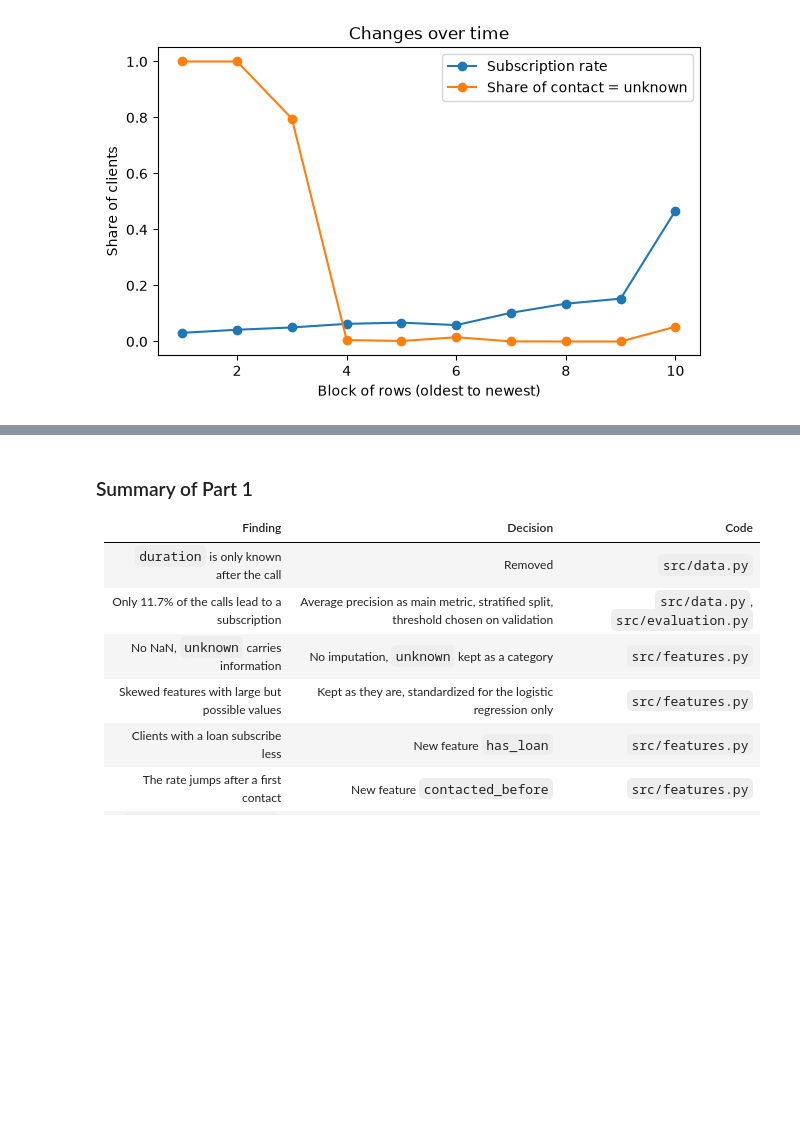
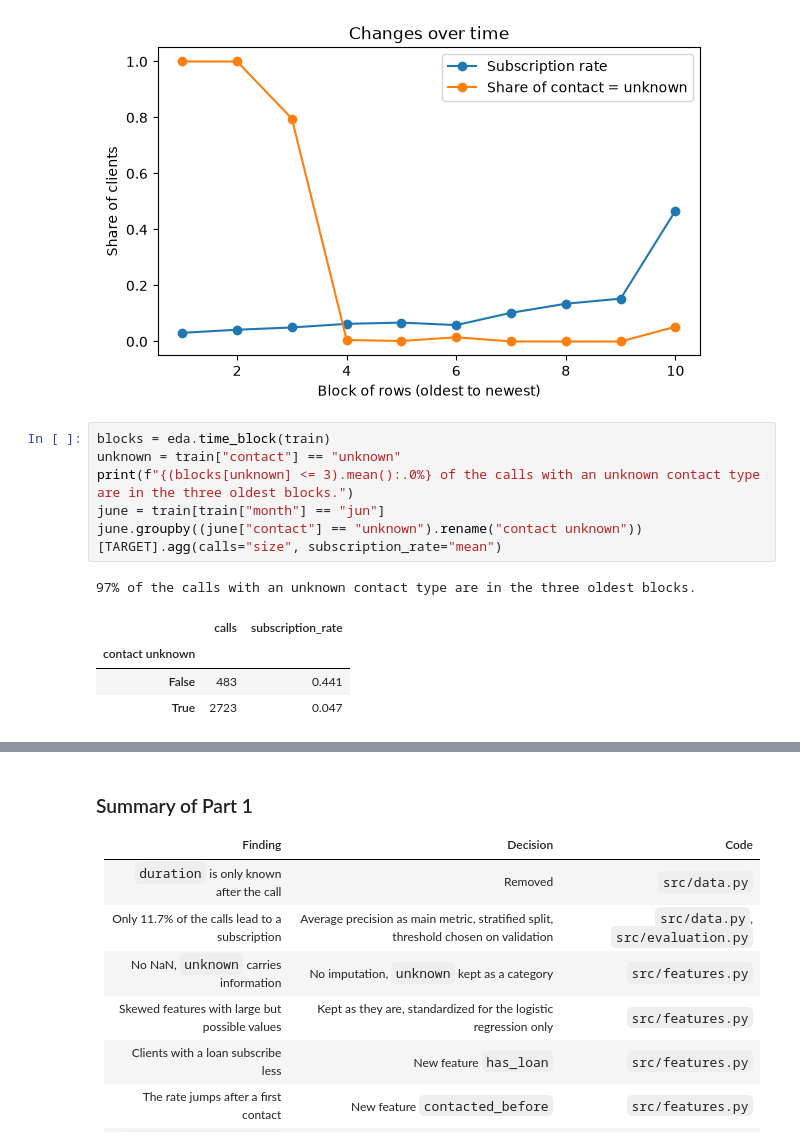
Before and after one commit to othmanedq/applied-ml, a Jupyter notebook: notebooks/design_choices.ipynb, the cells around one changed output, grey strips where cells are left out. Drawn from its saved outputs; the diff is of its cells as text; blank space fills up the shorter version.

```diff
--- a/notebooks/design_choices.ipynb
+++ b/notebooks/design_choices.ipynb
@@ -237,3 +237,15 @@ drift
 | 8 | 9 | 2712 | 0.153 | 0.000e+00 |
 | 9 | 10 | 2712 | 0.467 | 5.273e-02 |
 [figure]
+# %%
+blocks = eda.time_block(train)
+unknown = train["contact"] == "unknown"
+print(f"{(blocks[unknown] <= 3).mean():.0%} of the calls with an unknown contact type are in the three oldest blocks.")
+june = train[train["month"] == "jun"]
+june.groupby((june["contact"] == "unknown").rename("contact unknown"))[TARGET].agg(calls="size", subscription_rate="mean")
+# %% [output]
+97% of the calls with an unknown contact type are in the three oldest blocks.
+|  | calls | subscription_rate |
+| contact unknown |  |  |
+| False | 483 | 0.441 |
+| True | 2723 | 0.047 |
```
Also changed, not shown: parts of 24 cells of this notebook, 1 other file.
